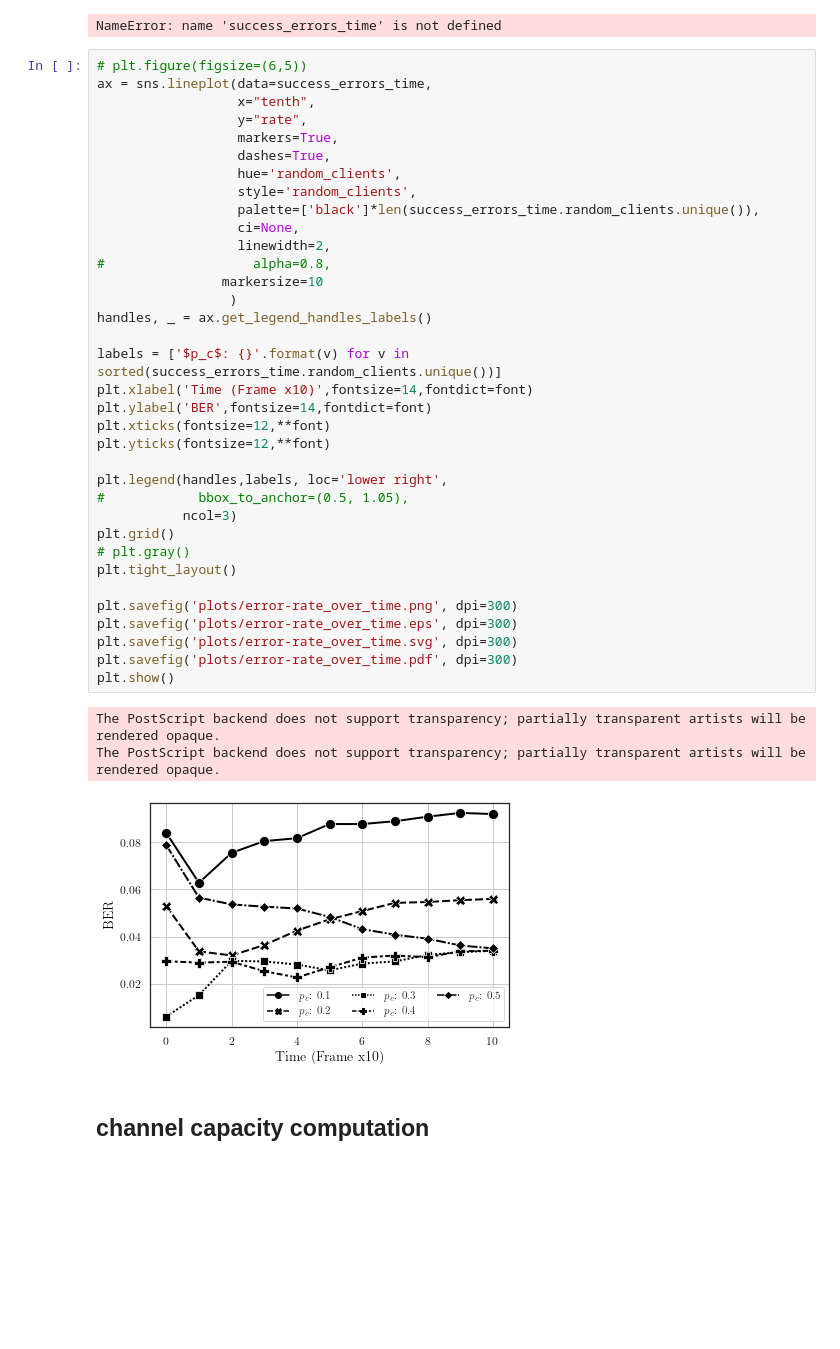
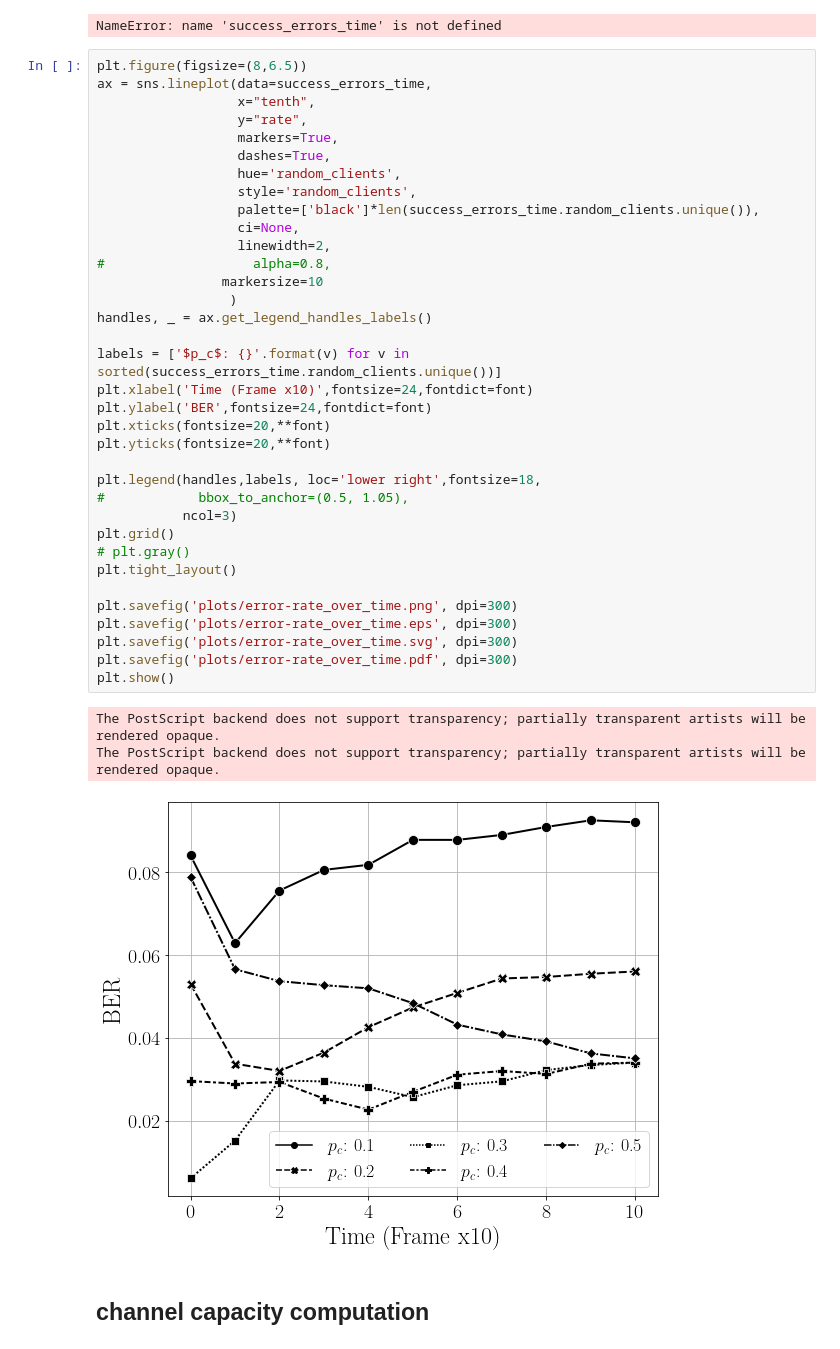
Before and after one commit to IMTAltiStudiLucca/mentalist, a Jupyter notebook: src/plotting.ipynb, the cells around one changed output. Cells and saved outputs as stored; diff of their text form; blank space fills up the shorter version.

```diff
--- a/src/plotting.ipynb
+++ b/src/plotting.ipynb
@@ -832,44 +837,44 @@ success_errors_time.head()
 # %% [output]
 NameError: name 'success_errors_time' is not defined
 # %%
-# plt.figure(figsize=(6,5))
+plt.figure(figsize=(8,6.5))
 ax = sns.lineplot(data=success_errors_time,
                   x="tenth",
                   y="rate",
                   markers=True,
                   dashes=True,
                   hue='random_clients',
                   style='random_clients',
                   palette=['black']*len(success_errors_time.random_clients.unique()),
                   ci=None,
                   linewidth=2,
 #                   alpha=0.8,
                 markersize=10
                  )
 handles, _ = ax.get_legend_handles_labels()
 
 labels = ['$p_c$: {}'.format(v) for v in sorted(success_errors_time.random_clients.unique())]
-plt.xlabel('Time (Frame x10)',fontsize=14,fontdict=font)
-plt.ylabel('BER',fontsize=14,fontdict=font)
-plt.xticks(fontsize=12,**font)
-plt.yticks(fontsize=12,**font)
+plt.xlabel('Time (Frame x10)',fontsize=24,fontdict=font)
+plt.ylabel('BER',fontsize=24,fontdict=font)
+plt.xticks(fontsize=20,**font)
+plt.yticks(fontsize=20,**font)
 
-plt.legend(handles,labels, loc='lower right',
+plt.legend(handles,labels, loc='lower right',fontsize=18,
 #            bbox_to_anchor=(0.5, 1.05),
            ncol=3)
 plt.grid()
 # plt.gray()
 plt.tight_layout()
 
 plt.savefig('plots/error-rate_over_time.png', dpi=300)
 plt.savefig('plots/error-rate_over_time.eps', dpi=300)
 plt.savefig('plots/error-rate_over_time.svg', dpi=300)
 plt.savefig('plots/error-rate_over_time.pdf', dpi=300)
 plt.show()
 # %% [output]
 The PostScript backend does not support transparency; partially transparent artists will be rendered opaque.
 The PostScript backend does not support transparency; partially transparent artists will be rendered opaque.
-[figure, old version]
+[figure, new version]
 # %% [markdown]
 ## channel capacity computation
 # %% [markdown]
```
Also changed, not shown: parts of 14 cells of this notebook, 3 other files.
